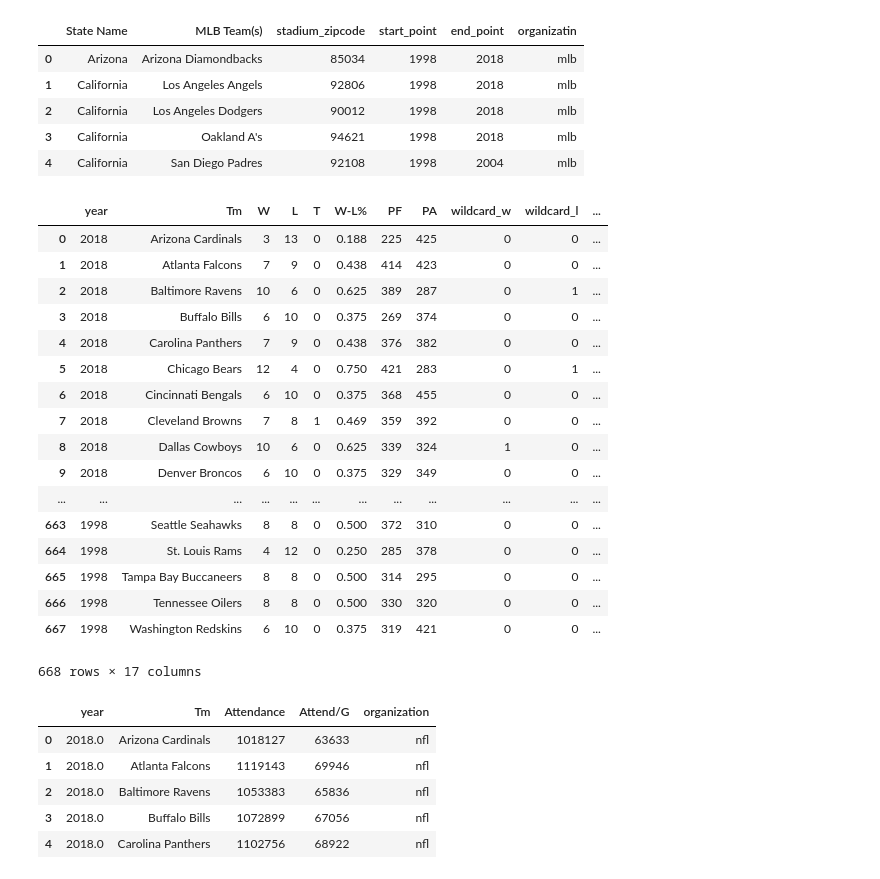
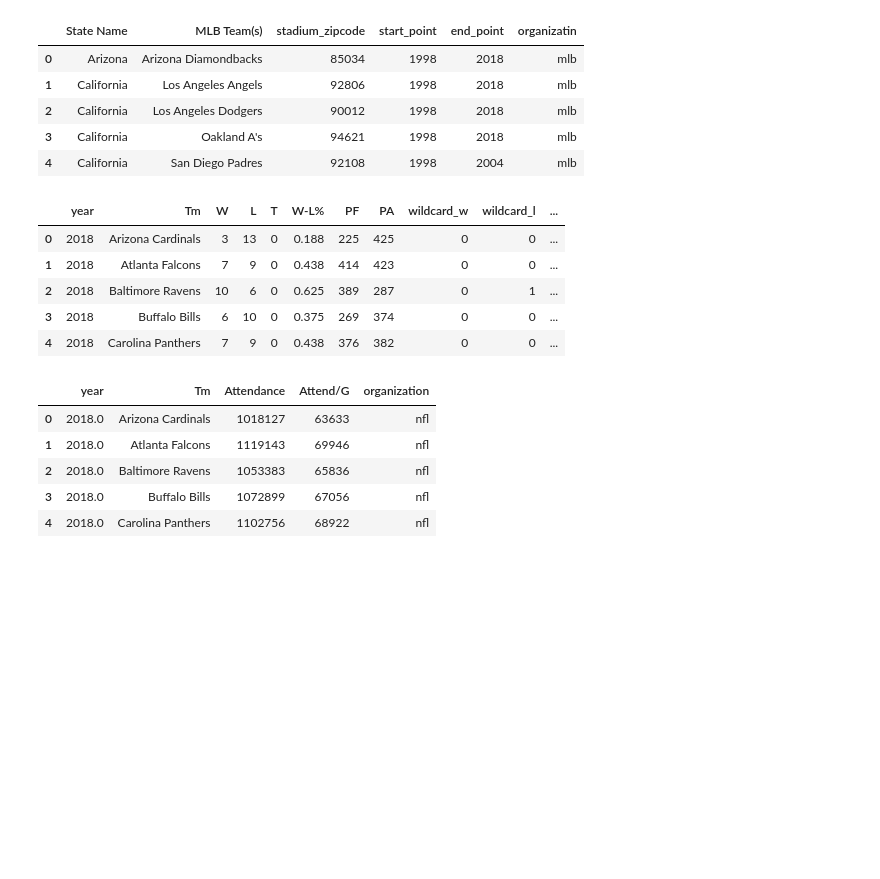
Before and after one commit to Git-hSin/TeamPerformanceCommImpact, a Jupyter notebook: tim_sports/tim_sports.ipynb, the cells around one changed output. Cells and saved outputs as stored; diff of their text form; code cells hidden in the pictures; blank space fills up the shorter version.

```diff
--- a/tim_sports/tim_sports.ipynb
+++ b/tim_sports/tim_sports.ipynb
@@ -79,26 +79,14 @@ mlb_locations_df.head()
 | 3 | California | Oakland A's | 94621 | 1998 | 2018 | mlb |
 | 4 | California | San Diego Padres | 92108 | 1998 | 2004 | mlb |
 # %%
-nfl_df
+nfl_df.head()
 # %% [output]
 |  | year | Tm | W | L | T | W-L% | PF | PA | wildcard_w | wildcard_l | ... |
 | 0 | 2018 | Arizona Cardinals | 3 | 13 | 0 | 0.188 | 225 | 425 | 0 | 0 | ... |
 | 1 | 2018 | Atlanta Falcons | 7 | 9 | 0 | 0.438 | 414 | 423 | 0 | 0 | ... |
 | 2 | 2018 | Baltimore Ravens | 10 | 6 | 0 | 0.625 | 389 | 287 | 0 | 1 | ... |
 | 3 | 2018 | Buffalo Bills | 6 | 10 | 0 | 0.375 | 269 | 374 | 0 | 0 | ... |
 | 4 | 2018 | Carolina Panthers | 7 | 9 | 0 | 0.438 | 376 | 382 | 0 | 0 | ... |
-| 5 | 2018 | Chicago Bears | 12 | 4 | 0 | 0.750 | 421 | 283 | 0 | 1 | ... |
-| 6 | 2018 | Cincinnati Bengals | 6 | 10 | 0 | 0.375 | 368 | 455 | 0 | 0 | ... |
-| 7 | 2018 | Cleveland Browns | 7 | 8 | 1 | 0.469 | 359 | 392 | 0 | 0 | ... |
-| 8 | 2018 | Dallas Cowboys | 10 | 6 | 0 | 0.625 | 339 | 324 | 1 | 0 | ... |
-| 9 | 2018 | Denver Broncos | 6 | 10 | 0 | 0.375 | 329 | 349 | 0 | 0 | ... |
-| ... | ... | ... | ... | ... | ... | ... | ... | ... | ... | ... | ... |
-| 663 | 1998 | Seattle Seahawks | 8 | 8 | 0 | 0.500 | 372 | 310 | 0 | 0 | ... |
-| 664 | 1998 | St. Louis Rams | 4 | 12 | 0 | 0.250 | 285 | 378 | 0 | 0 | ... |
-| 665 | 1998 | Tampa Bay Buccaneers | 8 | 8 | 0 | 0.500 | 314 | 295 | 0 | 0 | ... |
-| 666 | 1998 | Tennessee Oilers | 8 | 8 | 0 | 0.500 | 330 | 320 | 0 | 0 | ... |
-| 667 | 1998 | Washington Redskins | 6 | 10 | 0 | 0.375 | 319 | 421 | 0 | 0 | ... |
-668 rows × 17 columns
 # %%
 nfl_attendance_df.head()
 # %% [output]
```
Also changed, not shown: parts of 1 cell of this notebook.
